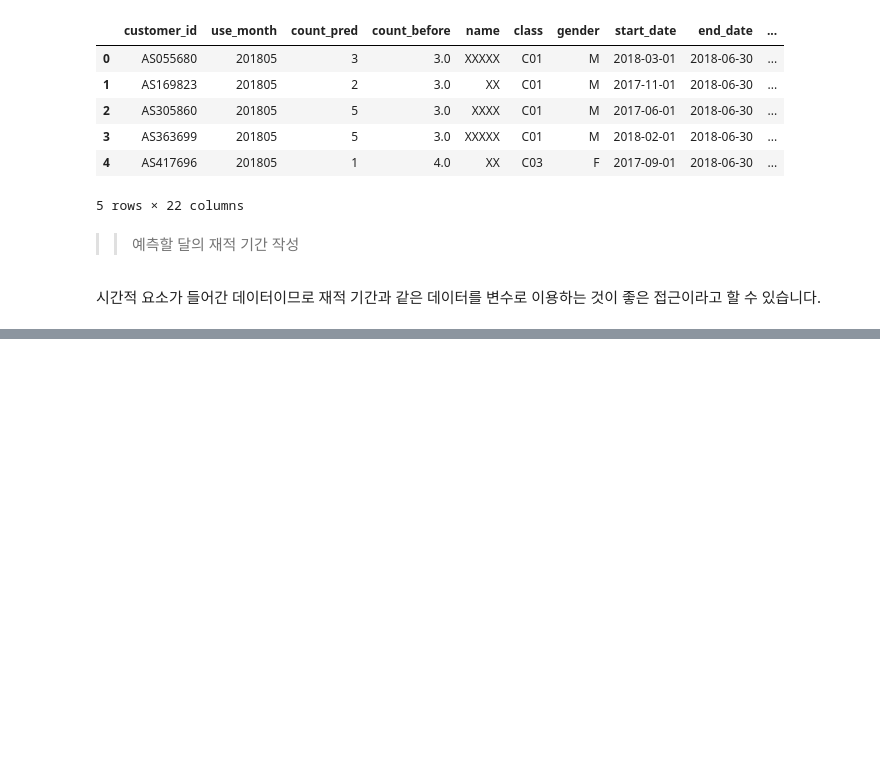
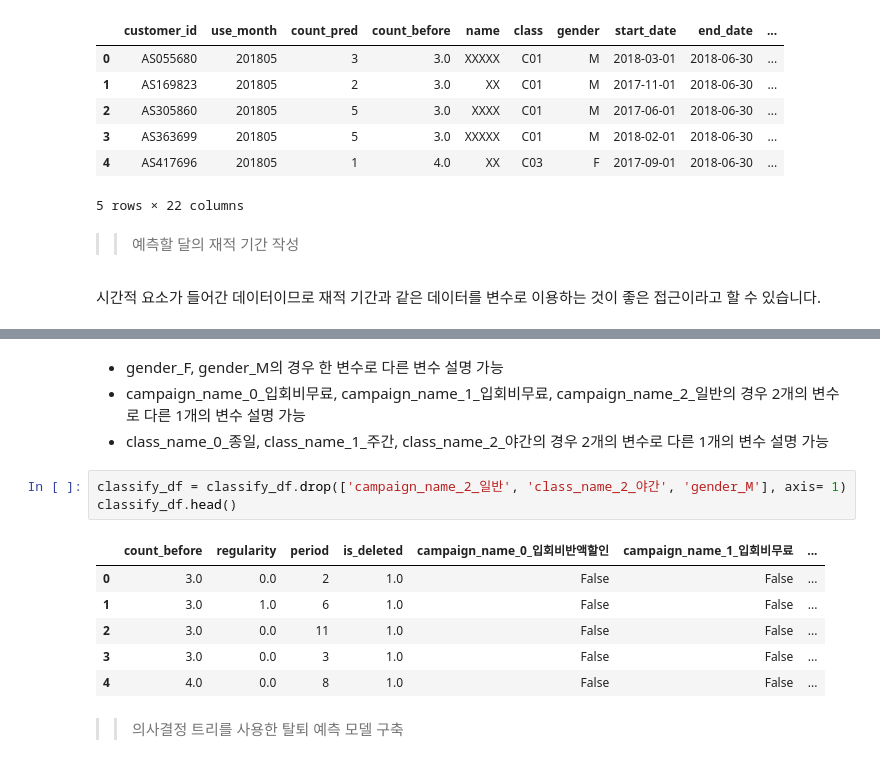
Before and after one commit to gmlwlswls/study_DataTechniques, a Jupyter notebook: 02. MachineLearning/gym_data_classification.ipynb, the cells around one changed output, grey strips where cells are left out. Saved outputs shown, nothing was run; the diff lists cells and outputs as text; blank space fills up the shorter version.

```diff
--- a/02. MachineLearning/gym_data_classification.ipynb
+++ b/02. MachineLearning/gym_data_classification.ipynb
@@ -227,0 +384,16 @@ predict_data.head()
+# %% [markdown]
+- gender_F, gender_M의 경우 한 변수로 다른 변수 설명 가능
+- campaign_name_0_입회비무료, campaign_name_1_입회비무료, campaign_name_2_일반의 경우 2개의 변수로 다른 1개의 변수 설명 가능
+- class_name_0_종일, class_name_1_주간, class_name_2_야간의 경우 2개의 변수로 다른 1개의 변수 설명 가능
+# %%
+classify_df = classify_df.drop(['campaign_name_2_일반', 'class_name_2_야간', 'gender_M'], axis= 1)
+classify_df.head()
+# %% [output]
+|  | count_before | regularity | period | is_deleted | campaign_name_0_입회비반액할인 | campaign_name_1_입회비무료 | ... |
+| 0 | 3.0 | 0.0 | 2 | 1.0 | False | False | ... |
+| 1 | 3.0 | 1.0 | 6 | 1.0 | False | False | ... |
+| 2 | 3.0 | 0.0 | 11 | 1.0 | False | False | ... |
+| 3 | 3.0 | 0.0 | 3 | 1.0 | False | False | ... |
+| 4 | 4.0 | 0.0 | 8 | 1.0 | False | False | ... |
+# %% [markdown]
+>> 의사결정 트리를 사용한 탈퇴 예측 모델 구축
```
Also changed, not shown: parts of 28 cells of this notebook.
